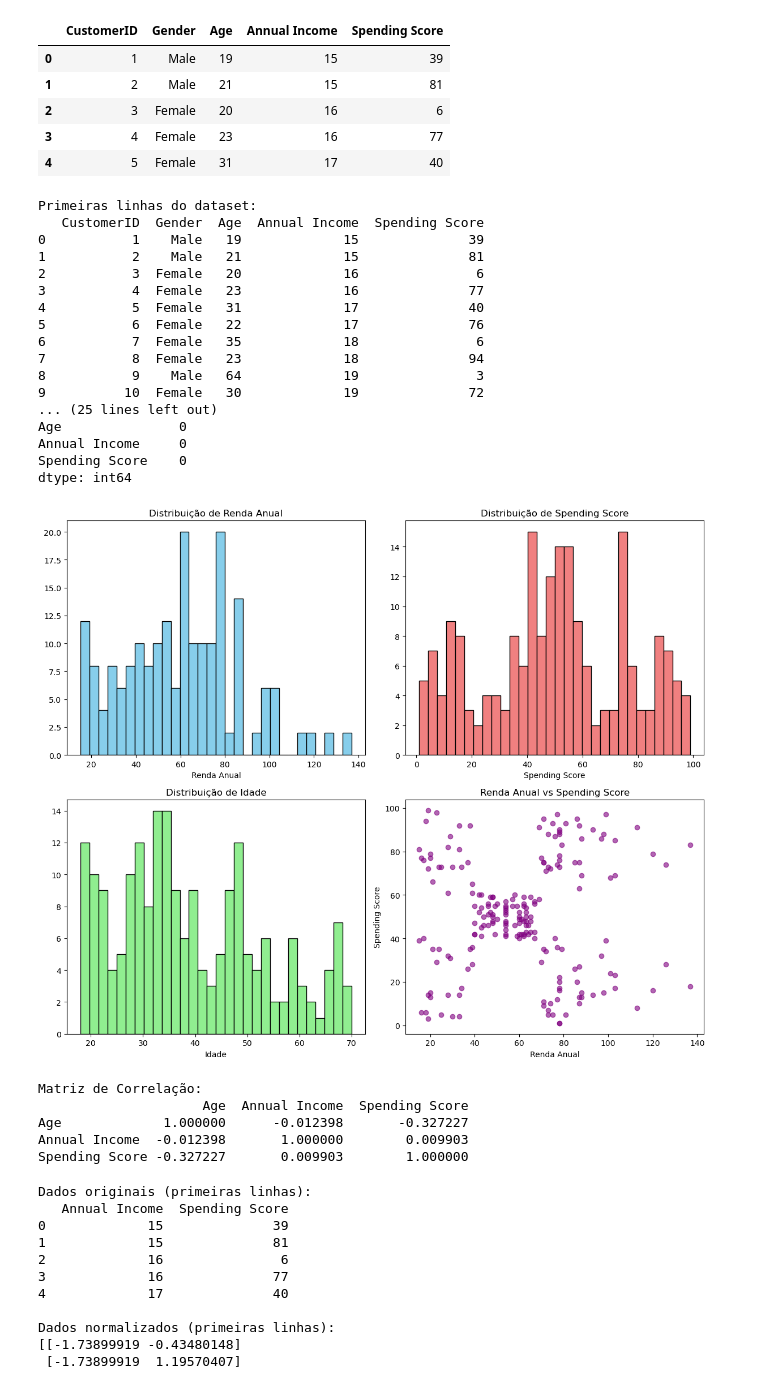
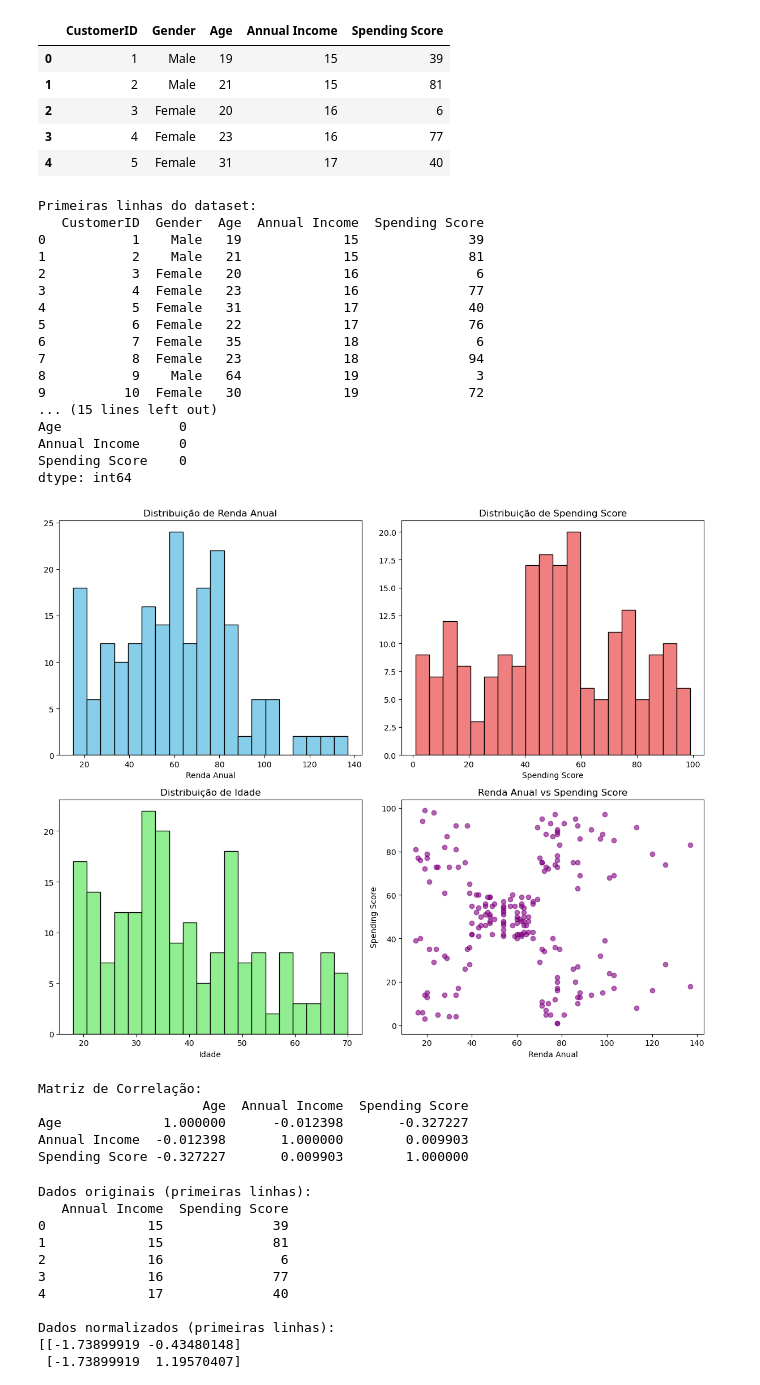
Before and after one commit to gabisartori/ine5664, a Jupyter notebook: atividade-6/main.ipynb, the cells around one changed output. Cells and saved outputs as stored; diff of their text form; code cells hidden in the pictures.

```diff
--- a/atividade-6/main.ipynb
+++ b/atividade-6/main.ipynb
@@ -39,13 +42,10 @@ df.head()
 # %%
 # 1. ANÁLISE EXPLORATÓRIA DOS DADOS
 
-# Visualizar as primeiras linhas
+# Read first lines and general metrics for each column
 print("Primeiras linhas do dataset:")
 print(df.head(10))
 print("\nForma do dataset:", df.shape)
-print("\nTipos de dados:")
-print(df.dtypes)
-print("\nDescrição estatística:")
 print(df.describe())
 print("\nValores faltantes:")
 print(df.isnull().sum())
@@ -62,7 +62,7 @@ Primeiras linhas do dataset:
 7           8  Female   23             18              94
 8           9    Male   64             19               3
 9          10  Female   30             19              72
-... (25 lines left out)
+... (15 lines left out)
 Age               0
 Annual Income     0
 Spending Score    0
@@ -72,37 +72,37 @@ dtype: int64
 import matplotlib.pyplot as plt
 import numpy as np
 
 fig, axes = plt.subplots(2, 2, figsize=(12, 10))
 
 # Distribuição de Renda
-axes[0, 0].hist(df['Annual Income'], bins=30, color='skyblue', edgecolor='black')
+axes[0, 0].hist(df['Annual Income'], bins=20, color='skyblue', edgecolor='black')
 axes[0, 0].set_title('Distribuição de Renda Anual')
 axes[0, 0].set_xlabel('Renda Anual')
 
 # Distribuição de Spending Score
-axes[0, 1].hist(df['Spending Score'], bins=30, color='lightcoral', edgecolor='black')
+axes[0, 1].hist(df['Spending Score'], bins=20, color='lightcoral', edgecolor='black')
 axes[0, 1].set_title('Distribuição de Spending Score')
 axes[0, 1].set_xlabel('Spending Score')
 
 # Distribuição de Idade
-axes[1, 0].hist(df['Age'], bins=30, color='lightgreen', edgecolor='black')
+axes[1, 0].hist(df['Age'], bins=20, color='lightgreen', edgecolor='black')
 axes[1, 0].set_title('Distribuição de Idade')
 axes[1, 0].set_xlabel('Idade')
 
 # Scatter: Renda vs Spending Score
 axes[1, 1].scatter(df['Annual Income'], df['Spending Score'], alpha=0.6, color='purple')
 axes[1, 1].set_title('Renda Anual vs Spending Score')
 axes[1, 1].set_xlabel('Renda Anual')
 axes[1, 1].set_ylabel('Spending Score')
 
 plt.tight_layout()
 plt.show()
 
 # Matriz de correlação (apenas colunas numéricas)
 print("\nMatriz de Correlação:")
 print(df[['Age', 'Annual Income', 'Spending Score']].corr())
 # %% [output]
-[figure, old version]
+[figure, new version]
 Matriz de Correlação:
                      Age  Annual Income  Spending Score
 Age             1.000000      -0.012398       -0.327227
```
Also changed, not shown: parts of 4 cells of this notebook.
